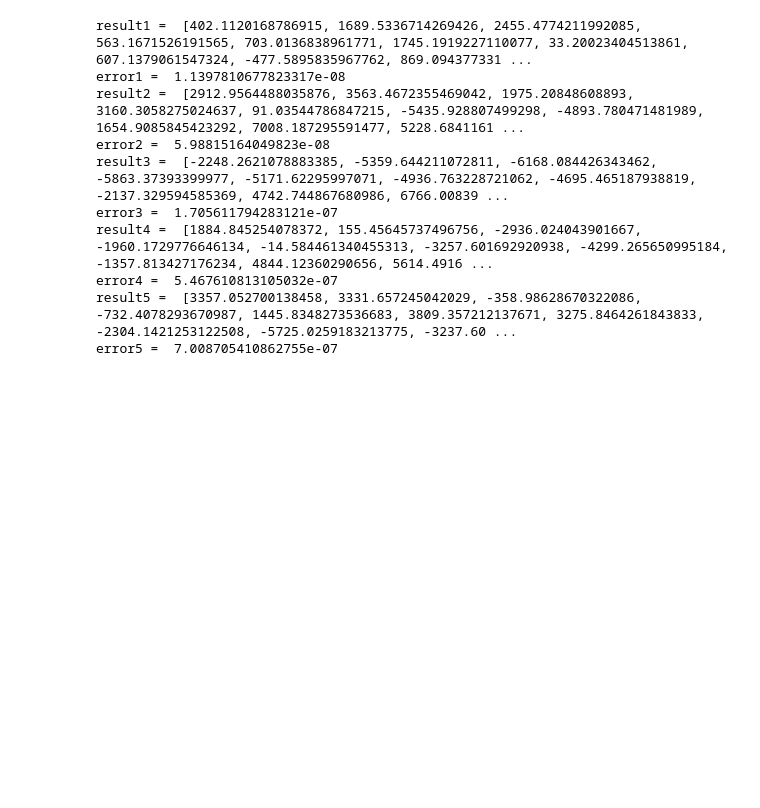
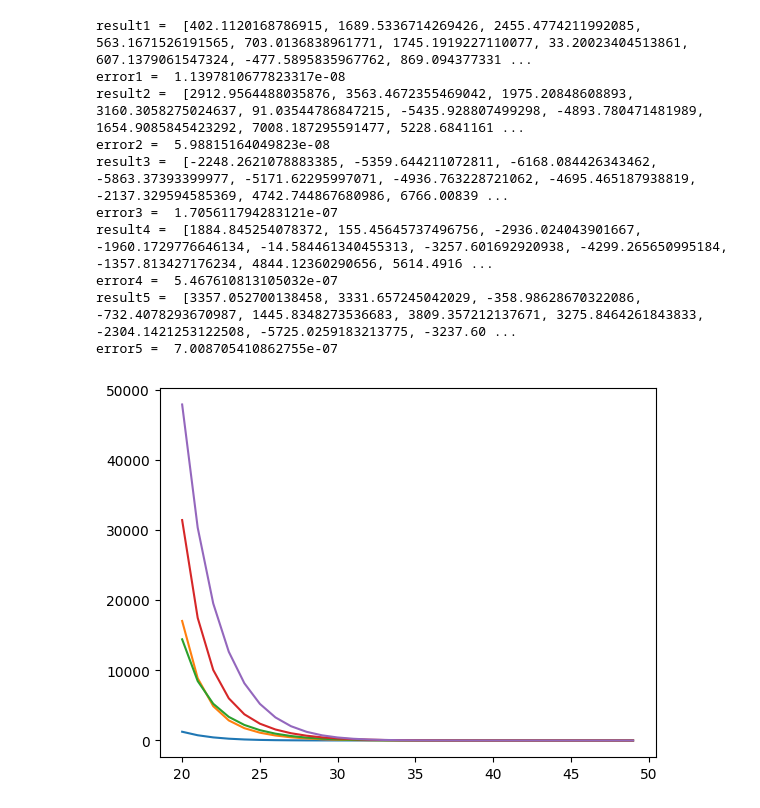
Before and after one commit to 2011eric/GSIM, a Jupyter notebook: code/simulation.ipynb, the cells around one changed output. Cells and saved outputs as stored; diff of their text form; code cells hidden in the pictures; blank space fills up the shorter version.

Commit message:
Plot error vs iterations

```diff
--- a/code/simulation.ipynb
+++ b/code/simulation.ipynb
@@ -264,3 +264,55 @@ result4 =  [1884.845254078372, 155.45645737496756, -2936.024043901667, -1960.172
 error4 =  5.467610813105032e-07
 result5 =  [3357.052700138458, 3331.657245042029, -358.98628670322086, -732.4078293670987, 1445.8348273536683, 3809.357212137671, 3275.8464261843833, -2304.1421253122508, -5725.0259183213775, -3237.60 ...
 error5 =  7.008705410862755e-07
+# %%
+# Plot error rate vs iterations
+import matplotlib.pyplot as plt
+import numpy as np
+
+
+
+A = [
+    [20, -13, 6, -1, 0, 0, 0, 0, 0, 0, 0, 0, 0, 0, 0, 0],
+    [-13, 20, -13, 6, -1, 0, 0, 0, 0, 0, 0, 0, 0, 0, 0, 0],
+    [6, -13, 20, -13, 6, -1, 0, 0, 0, 0, 0, 0, 0, 0, 0, 0],
+    [-1, 6, -13, 20, -13, 6, -1, 0, 0, 0, 0, 0, 0, 0, 0, 0],
+    [0, -1, 6, -13, 20, -13, 6, -1, 0, 0, 0, 0, 0, 0, 0, 0],
+    [0, 0, -1, 6, -13, 20, -13, 6, -1, 0, 0, 0, 0, 0, 0, 0],
+    [0, 0, 0, -1, 6, -13, 20, -13, 6, -1, 0, 0, 0, 0, 0, 0],
+    [0, 0, 0, 0, -1, 6, -13, 20, -13, 6, -1, 0, 0, 0, 0, 0],
+    [0, 0, 0, 0, 0, -1, 6, -13, 20, -13, 6, -1, 0, 0, 0, 0],
+    [0, 0, 0, 0, 0, 0, -1, 6, -13, 20, -13, 6, -1, 0, 0, 0],
+    [0, 0, 0, 0, 0, 0, 0, -1, 6, -13, 20, -13, 6, -1, 0, 0],
+    [0, 0, 0, 0, 0, 0, 0, 0, -1, 6, -13, 20, -13, 6, -1, 0],
+    [0, 0, 0, 0, 0, 0, 0, 0, 0, -1, 6, -13, 20, -13, 6, -1],
+    [0, 0, 0, 0, 0, 0, 0, 0, 0, 0, -1, 6, -13, 20, -13, 6],
+    [0, 0, 0, 0, 0, 0, 0, 0, 0, 0, 0, -1, 6, -13, 20, -13],
+    [0, 0, 0, 0, 0, 0, 0, 0, 0, 0, 0, 0, -1, 6, -13, 20]
+    ]
+b1 = [248, -682, 24710, -9624, -3313, 30377, -29996, 30995, -20368, 10952, 5665, 11476, -9108, 7882, 20391, -31505]
+b2 = [20625, 26594, -24445, 27091, 8674, -26375, -14516, 3072, 29983, 30466, -22438, 30840, 29960, -958, 19679, -23469]
+b3 = [-6435, -27789, -17045, -24686, -20715, -17042, -5422, -29513, 26392, 29149, -599, -704, -10635, 26218, -8569, -25480]
+b4 = [20020, 5028, -20780, -17044, 25330, -30888, -662, -21762, 31370, 13939, 31, -1895, -28860, 11926, -29987, -28085]
+b5 = [22408, 21818, -15962, 7436, 5390, 2670, 24244, -15415, -11923, -24955, 28824, 9539, -1346, 9130, 2930, 9654]
+b = [b1, b2, b3, b4, b5]
+
+# one graph for each b
+# use two version of gauss_seidel
+# one for normal gauss_seidel
+# one for dual core
+# plot error rate vs iterations
+
+for cur_b in b:
+    error = []
+    for i in range(20, 50):
+        x0 = [0, 0, 0, 0, 0, 0, 0, 0, 0, 0, 0, 0, 0, 0, 0, 0]
+        result = pipelined_gauss_seidel(A, cur_b, x0, i)
+        error.append(cal_error(A, cur_b, result))
+
+    plt.plot(range(20, 50), error)
+
+plt.xlabel('Iterations')
+plt.ylabel('Error')
+plt.title('Error rate vs Iterations')
+# %% [output]
+[figure, added]
```
Also changed, not shown: parts of 1 cell of this notebook.
